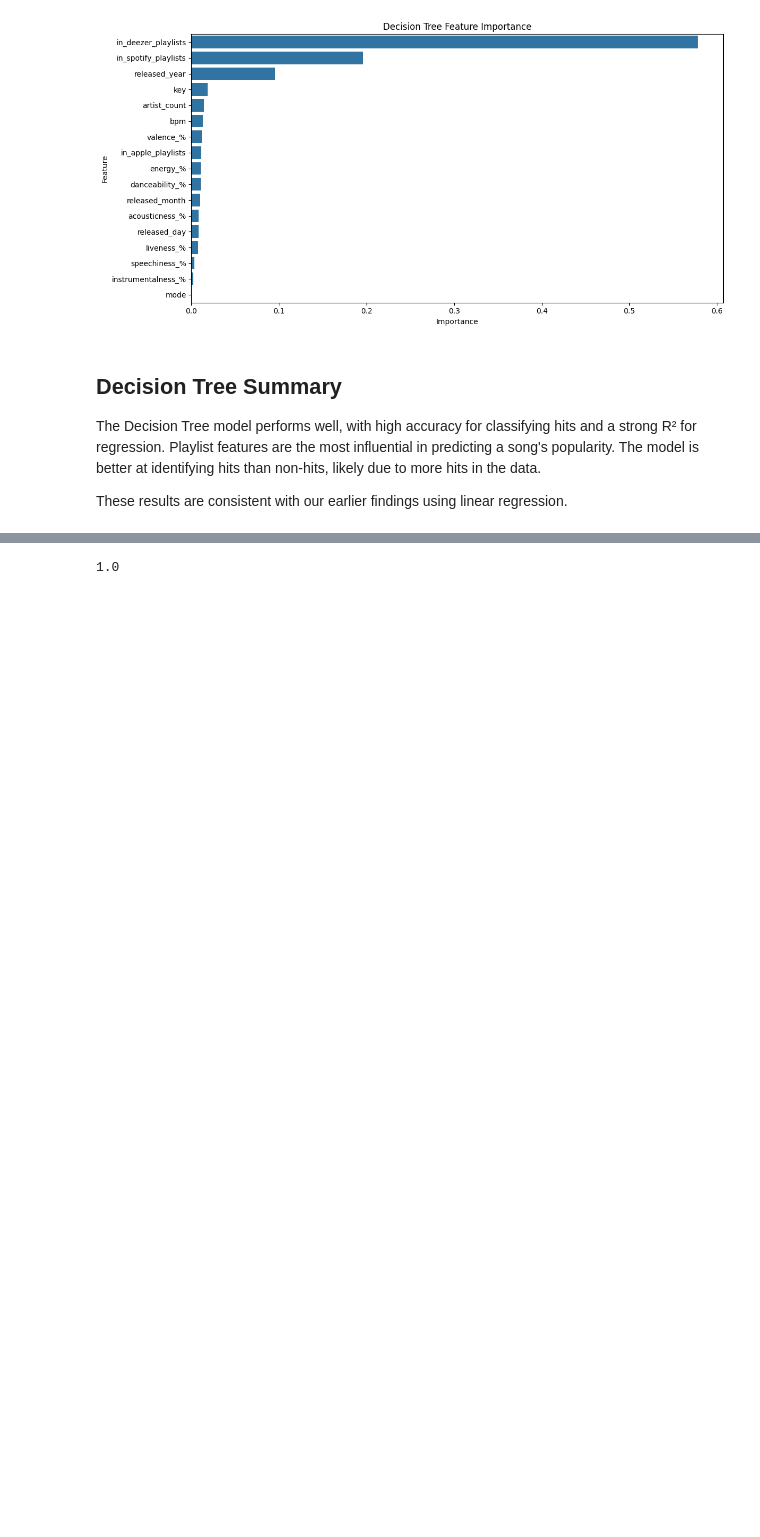
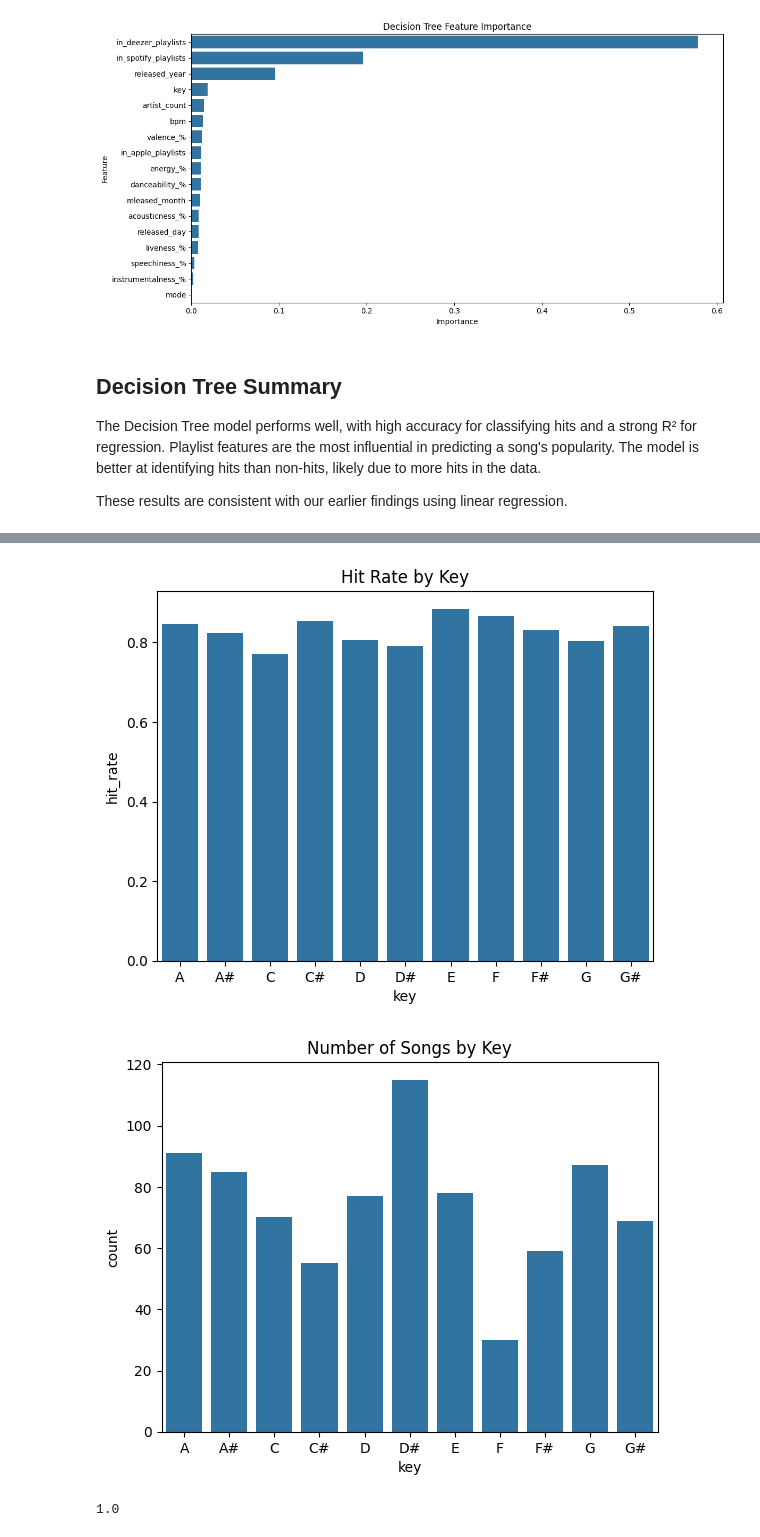
Before and after one commit to jumin7/Song-Popularity-Analysis, a Jupyter notebook: ProjectGarciaShrestha.ipynb, the cells around one changed output, grey strips where cells are left out. Drawn from its saved outputs; the diff is of its cells as text; code cells hidden in the pictures; blank space fills up the shorter version.

```diff
--- a/ProjectGarciaShrestha.ipynb
+++ b/ProjectGarciaShrestha.ipynb
@@ -385,3 +405,20 @@ Name: hit, dtype: float64
+# %%
+hit_rate = dfSpotify_clean.groupby('key')['hit'].mean().reset_index(name='hit_rate')
+song_counts = dfSpotify_clean['key'].value_counts().reset_index()
+song_counts.columns = ['key','count']
+
+summary = hit_rate.merge(song_counts, on='key')
+
+sns.barplot(x='key', y='hit_rate', data=summary)
+plt.title("Hit Rate by Key")
+plt.show()
+
+sns.barplot(x='key', y='count', data=summary)
+plt.title("Number of Songs by Key")
+plt.show()
+# %% [output]
+[figure, added]
+[figure, added]
 # %%
 # calculate training set R² for comparison table
 
```
Also changed, not shown: parts of 8 cells of this notebook.
